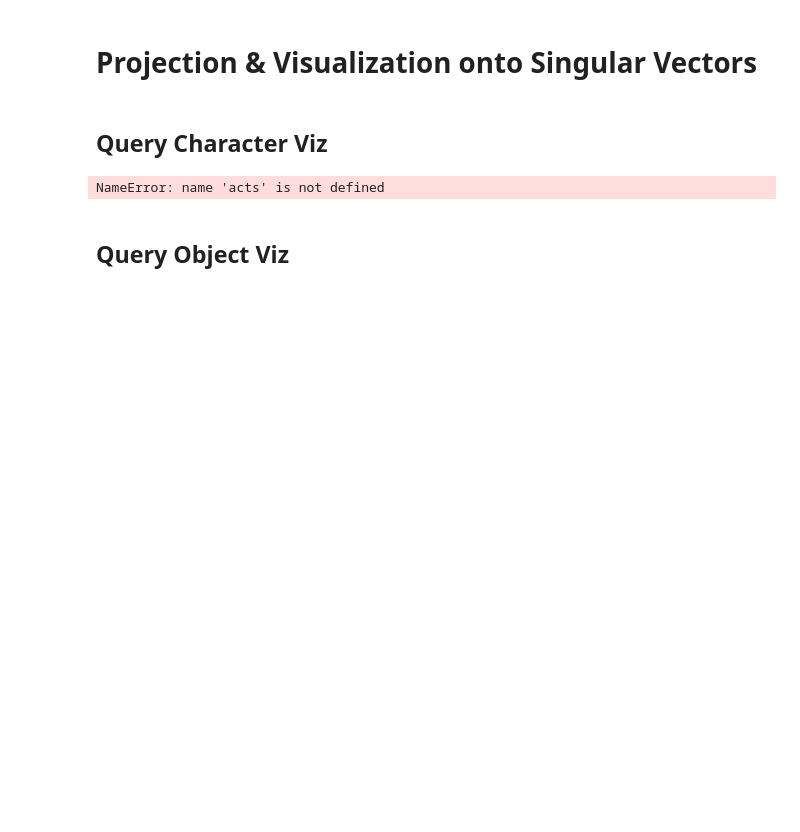
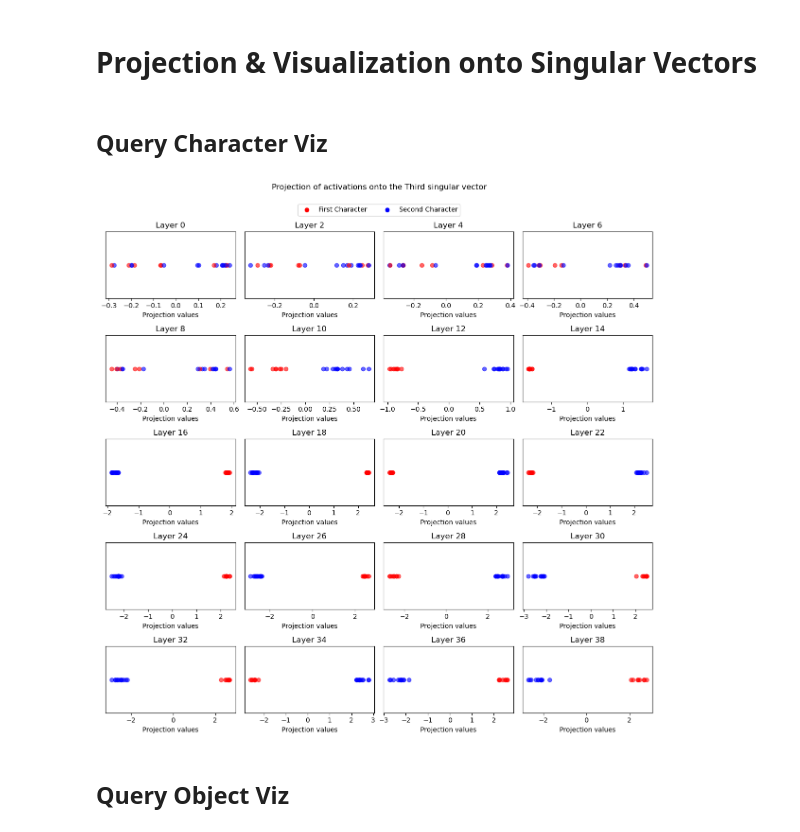
Before and after one commit to umango101/belief_tracking, a Jupyter notebook: notebooks/rep_analysis.ipynb, the cells around one changed output. Cells and saved outputs as stored; diff of their text form; code cells hidden in the pictures; blank space fills up the shorter version.

```diff
--- a/notebooks/rep_analysis.ipynb
+++ b/notebooks/rep_analysis.ipynb
@@ -155,42 +157,42 @@ for bi, data in tqdm(enumerate(dataloader), total=len(dataloader)):
 projected_acts = {}
 for l in range(0, 40, 2):
     V = torch.load(f"../svd_results/charac_pos/Vh_{l}.pt")
-    acts_l = acts[:, l, :].cuda()
-    projected_acts[l] = torch.matmul(acts_l, V[2:3, :].t()).cpu().numpy()
+    acts_l = acts_charac[:, l, :].cuda()
+    projected_acts[l] = torch.matmul(acts_l, V[1:2, :].t()).cpu().numpy()
 
     del acts_l, V
     torch.cuda.empty_cache()
 
 # Create a plot with 10 subplots, each subplot showing the projection of activations of layer l onto the first singular vector.
 fig, axs = plt.subplots(5, 4, figsize=(12, 12))
 for l in range(0, 40, 2):
     i = l//2
 
     for j, idx in enumerate(character_indices):
         axs[i // 4, i % 4].scatter(
             projected_acts[l][j][0],
             np.zeros_like(projected_acts[l][j][0]),
             color='r' if idx == 0 else 'b',
             alpha=0.6
         )
 
     axs[i // 4, i % 4].set_title(f"Layer {l}")
     axs[i // 4, i % 4].set_yticks([])
     axs[i // 4, i % 4].set_xlabel("Projection values")
 
 # Create a custom legend
 custom_legend = [
     plt.Line2D([0], [0], marker='o', color='w', markerfacecolor='r', markersize=8, label="First Character"),
     plt.Line2D([0], [0], marker='o', color='w', markerfacecolor='b', markersize=8, label="Second Character"),
 ]
 fig.legend(handles=custom_legend, loc='upper center', ncol=2, bbox_to_anchor=(0.5, 0.95))
 
 plt.suptitle("Projection of activations onto the Third singular vector")
 plt.tight_layout(rect=[0, 0, 1, 0.95])  # Adjust layout to fit the legend
-# plt.show()
-plt.savefig("../plots/rep_viz/third_SV.png", dpi=300)
+plt.show()
+# plt.savefig("../plots/rep_viz/third_SV.png", dpi=300)
 # %% [output]
-NameError: name 'acts' is not defined
+[figure, added]
 # %% [markdown]
 ## Query Object Viz
 # %%
```
Also changed, not shown: parts of 11 cells of this notebook, 1 other file.
